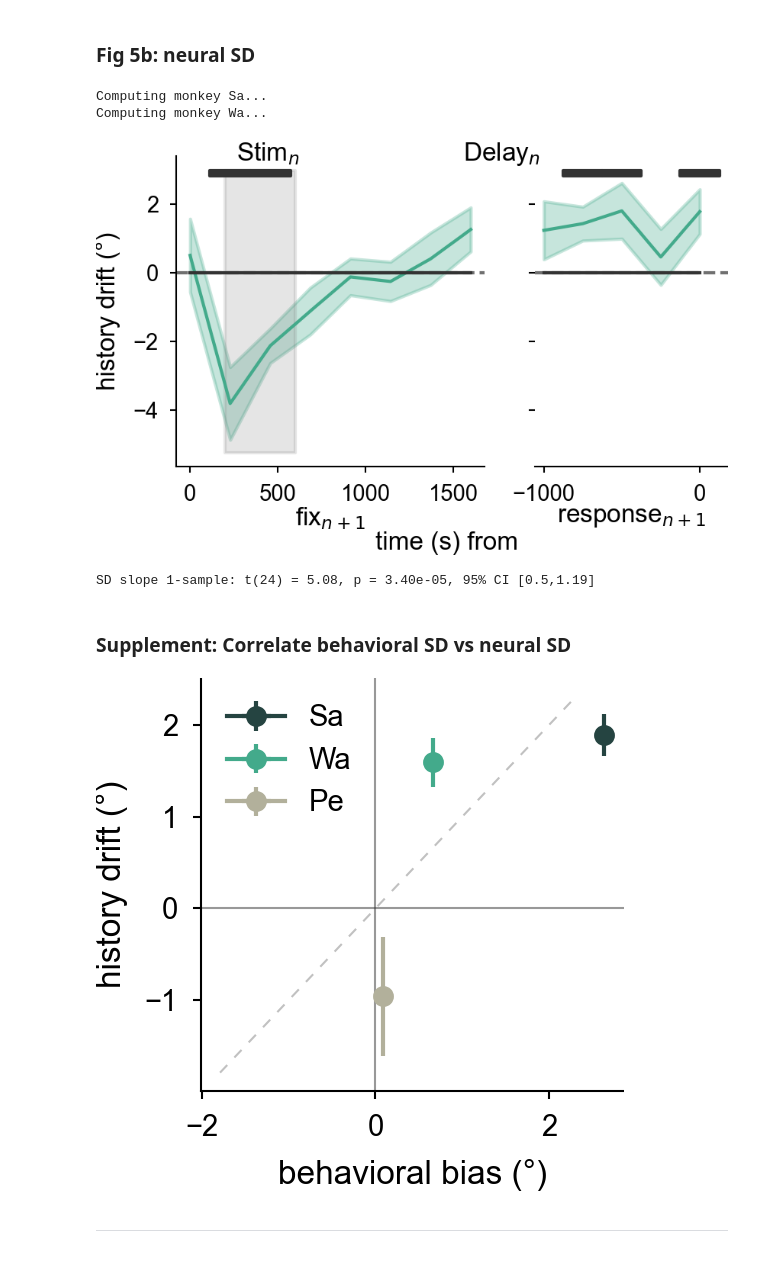
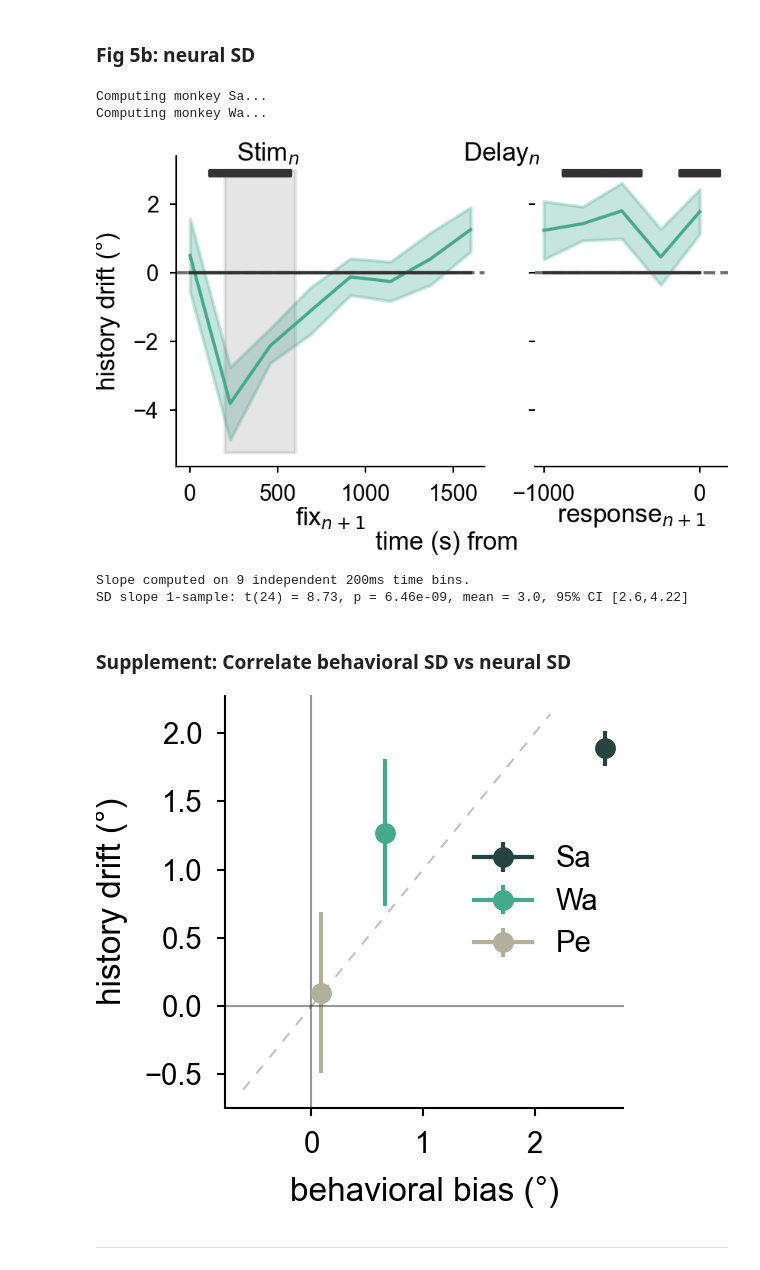
Before and after one commit to comptelab/RedundantPrefrontalHemispheres, a Jupyter notebook: Figure5/Figure5.ipynb, the cells around one changed output. Cells and saved outputs as stored; diff of their text form; code cells hidden in the pictures.

```diff
--- a/Figure5/Figure5.ipynb
+++ b/Figure5/Figure5.ipynb
@@ -734,16 +731,18 @@ beta = -1.37, 95% CI [-3.82, 1.08], t(2644) = -1.1, p = 2.72e-01, # trials: 2646
 # for each session get a correlation of neurons / behavior separately
 sd_all = {m: [] for m in monkeys}
 sd_joint = []
-borders_all = []
 SD_slopes = []
+
+borders_all = [sess_df.borders_full.iloc[0] for monkey in ['Sa', 'Wa']\
+               for _, sess_df in df[df.monkey == monkey].groupby('session')]
+borders_mean = cut_task_timings(timeperiods = borders_all, max_time = 19)[1]
+min_stimDelay = borders_mean[16] - borders_mean[14]
 for m,monkey in enumerate(['Sa', 'Wa']):#enumerate(monkeys):#
     print('Computing monkey '+monkey+'...')
     df_mono = df.loc[df.monkey==monkey]
-
     # compute SD for sessions separately
     for session_id,session in enumerate(np.unique(df_mono.session)):#
         df_sess = df_mono.loc[(df_mono.session==session)].copy().reset_index(drop=True)
-        borders_all.append(df_sess.borders_full[0])
 
         df_sess['bias_estimate'] = -hf.dog1(neural_sigma[monkey], df_sess.prev_curr)
         # compute DECODER SD for different time points in the CURRENT delay
@@ -764,9 +763,9 @@ for m,monkey in enumerate(['Sa', 'Wa']):#enumerate(monkeys):#
         sd_all[monkey].append(sd_time)
 
         # fit slopr through time
-        # select timing
-        x_coords = np.array(range(df_sess.borders_full[0][14], df_sess.borders_full[0][17]))*bins/1000
-        sd_stim2end = sd_time[df_sess.borders_full[0][14]:df_sess.borders_full[0][17]]
+        # select timing (from stim-start of each session to minimum delay length)
+        x_coords = np.array(range(df_sess.borders_full[0][14], df_sess.borders_full[0][14] + min_stimDelay))*bins/1000
+        sd_stim2end = sd_time[df_sess.borders_full[0][14]:df_sess.borders_full[0][14] + min_stimDelay]
         slopel, intercept, r_value, p_value, std_err = stats.linregress(x_coords, sd_stim2end)
         SD_slopes.append(slopel)
 
@@ -787,18 +786,21 @@ plt.show()
 
 ## STATISTICAL TESTING
 
+print('Slope computed on '+str(min_stimDelay)+' independent '+str(bins)+'ms time bins.')
 degf = len(SD_slopes) - 1
 test, pval = ttest_1samp(SD_slopes, 0)
 mean_x = np.mean(SD_slopes)
 se = stats.sem(SD_slopes)  # standard error of the mean
 ci_low, ci_high = t.interval(0.95, degf, loc=mean_x, scale=se)
 print('SD slope 1-sample: t('+str(degf)+') = '+str(np.round(test, 2))+', p = '+"{:.2e}".format(pval)+\
+      ", mean = "+str(np.round(mean_x))+\
      ", 95% CI ["+str(np.round(ci_low,2))+","+str(np.round(ci_high, 2))+"]")
 # %% [output]
 Computing monkey Sa...
 Computing monkey Wa...
 [figure]
-SD slope 1-sample: t(24) = 5.08, p = 3.40e-05, 95% CI [0.5,1.19]
+Slope computed on 9 independent 200ms time bins.
+SD slope 1-sample: t(24) = 8.73, p = 6.46e-09, mean = 3.0, 95% CI [2.6,4.22]
 # %% [markdown]
 ### Supplement: Correlate behavioral SD vs neural SD
 # %%
@@ -838,11 +840,15 @@ for m,monkey in enumerate(['Sa', 'Wa', 'Pe']):#enumerate(['Pe','Sa', 'Wa']):#
         df_sess = df_mono.loc[(df_mono.session==session)].copy()
 
         borders_full = df_sess.borders_full.values[0]
-        d_end = range(borders_full[17]-1, borders_full[17])
-        d_end = borders_full[17]-1
+        d_end = range(borders_full[17]-2, borders_full[17])
+        #d_end = borders_full[17]-1
 
-        mono_prederr[df_sess.index] = np.squeeze([circdist(np.angle(df_sess.pred_complex_curr_combined[i][d_end]),\
-                                                         np.angle(df_sess.shufflepred_complex_curr_combined[i][d_end]))\
+        #mono_prederr[df_sess.index] = np.squeeze([circdist(np.angle(df_sess.pred_complex_curr_combined[i][d_end]),\
+        #                                                 np.angle(df_sess.shufflepred_complex_curr_combined[i][d_end]))\
+        #                                        for i in df_sess.index])
+        mono_prederr[df_sess.index] = np.squeeze([circmean(circdist(np.angle(df_sess.pred_complex_curr_combined[i][d_end]),\
+                                                         np.angle(df_sess.shufflepred_complex_curr_combined[i][d_end])),\
+                                                          low=-np.pi, high=np.pi)\
                                                 for i in df_sess.index])
     df_mono['prederr'] = mono_prederr
 
@@ -860,35 +866,35 @@ for m,monkey in enumerate(['Sa', 'Wa', 'Pe']):#enumerate(['Pe','Sa', 'Wa']):#
 
         # fit NEURAL model# fit BEHAVIORAL model
         df_split['prederr_end_deg'] = np.rad2deg(df_split['prederr'])
         neuralmodel = smf.ols('prederr_end_deg ~ neural_bias_estimate', data=df_split).fit()
         #if (behavmodel.pvalues[1]<0.05) & (neuralmodel.pvalues[1]<0.05):
         behavfits.append(behavmodel.params[1])
         neuralfits.append(neuralmodel.params[1])
     all_behavfits.append(behavfits)
     all_neuralfits.append(neuralfits)
 
     ax.errorbar(np.mean(all_behavfits[m]), np.mean(all_neuralfits[m]),\
                 xerr= sem(all_behavfits[m]),yerr=2*sem(all_neuralfits[m]), color=colors_SD[m], marker='o',\
                 label=monkey, markersize=4)
     ax.set_xlabel('behavioral bias (°)')
     ax.set_ylabel('history drift (°)')
 
 x0, x1 = ax.get_xlim()
 #ax.set_xlim([x0, x1])
 #ax.set_ylim([x0, x1])
 
 y0, y1 = ax.get_ylim()
 ax.plot([y0, y1], [y0, y1], color='#333333', alpha=0.3, dashes=[5,5], lw=0.5)
 
 ax.legend()
 ax.xaxis.set_ticks_position('bottom')
 ax.yaxis.set_ticks_position('left')
 sns.despine()
 plt.tight_layout()
-#plt.savefig('./Figures/Supplement/NeuralBehavSerialBias_compareMonkeys.svg', dpi=300)
+#plt.savefig('./NeuralBehavSerialBias_compareMonkeys.svg', dpi=300)
 plt.show()
 # %% [output]
-[figure, old version]
+[figure, new version]
 # %% [markdown]
 ---
 # %% [markdown]
```
Also changed, not shown: parts of 14 cells of this notebook, 2 other files.
